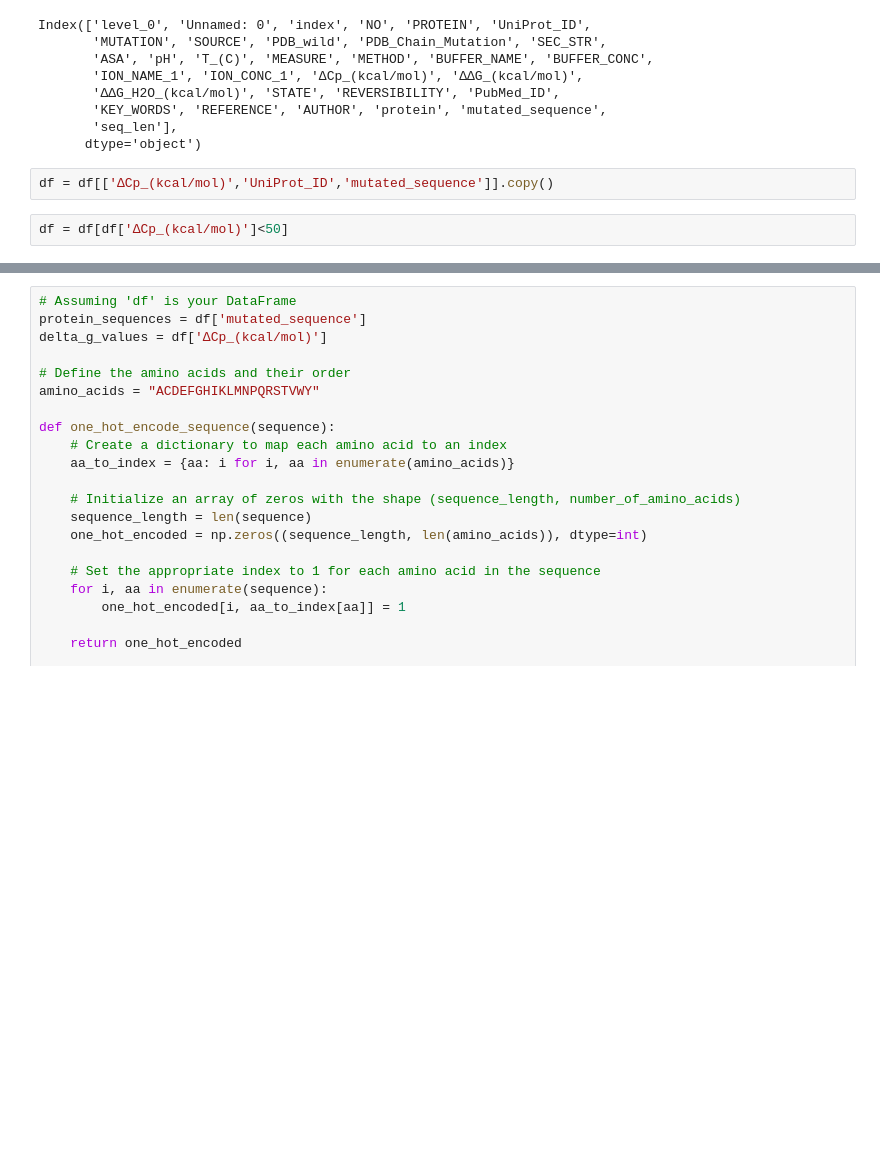
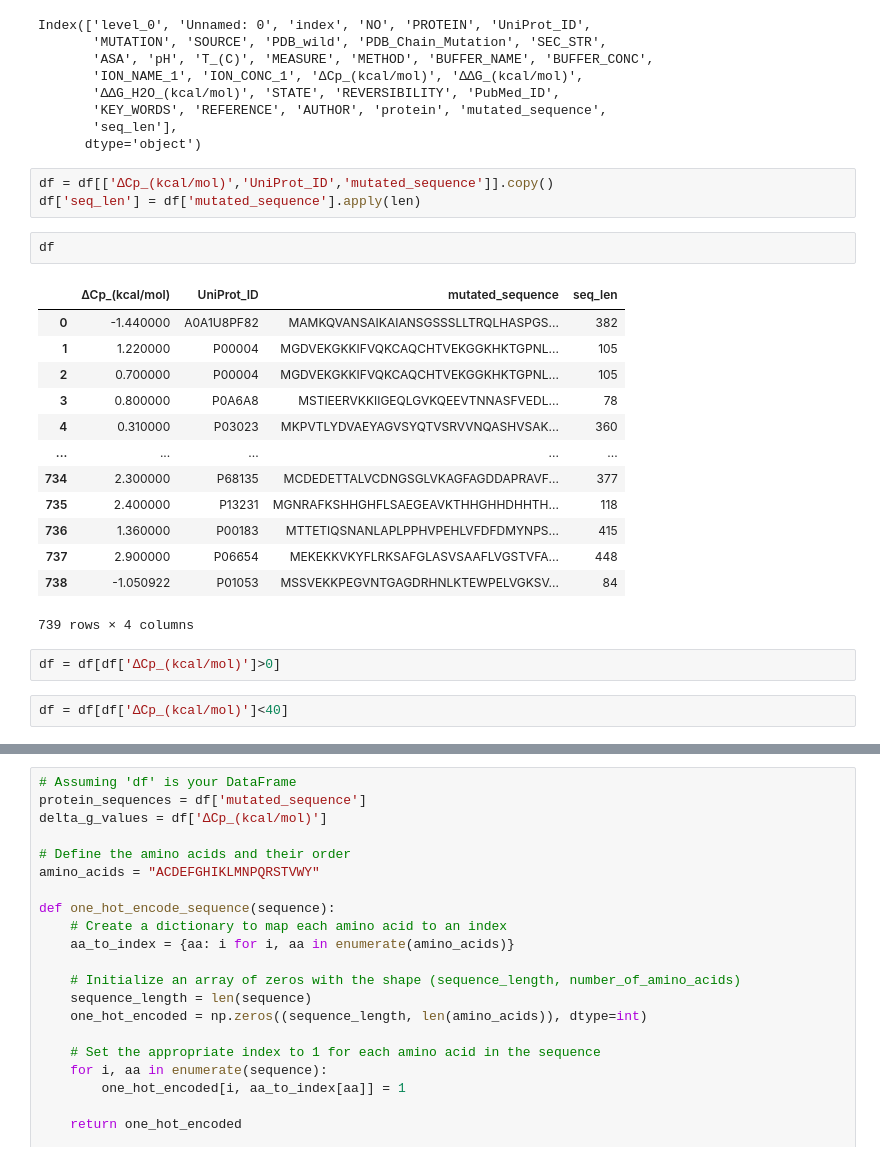
Before and after one commit to Growdeatechnology/delta_Cp_prediction, a Jupyter notebook: cp_prediction.ipynb, the cells around one changed output, grey strips where cells are left out. Cells and saved outputs as stored; diff of their text form; blank space fills up the shorter version.

```diff
--- a/cp_prediction.ipynb
+++ b/cp_prediction.ipynb
@@ -160,5 +151,24 @@ Index(['level_0', 'Unnamed: 0', 'index', 'NO', 'PROTEIN', 'UniProt_ID',
       dtype='object')
 # %%
 df = df[['∆Cp_(kcal/mol)','UniProt_ID','mutated_sequence']].copy()
+df['seq_len'] = df['mutated_sequence'].apply(len)
+# %%
+df
+# %% [output]
+|  | ∆Cp_(kcal/mol) | UniProt_ID | mutated_sequence | seq_len |
+| 0 | -1.440000 | A0A1U8PF82 | MAMKQVANSAIKAIANSGSSSLLTRQLHASPGS... | 382 |
+| 1 | 1.220000 | P00004 | MGDVEKGKKIFVQKCAQCHTVEKGGKHKTGPNL... | 105 |
+| 2 | 0.700000 | P00004 | MGDVEKGKKIFVQKCAQCHTVEKGGKHKTGPNL... | 105 |
+| 3 | 0.800000 | P0A6A8 | MSTIEERVKKIIGEQLGVKQEEVTNNASFVEDL... | 78 |
+| 4 | 0.310000 | P03023 | MKPVTLYDVAEYAGVSYQTVSRVVNQASHVSAK... | 360 |
+| ... | ... | ... | ... | ... |
+| 734 | 2.300000 | P68135 | MCDEDETTALVCDNGSGLVKAGFAGDDAPRAVF... | 377 |
+| 735 | 2.400000 | P13231 | MGNRAFKSHHGHFLSAEGEAVKTHHGHHDHHTH... | 118 |
+| 736 | 1.360000 | P00183 | MTTETIQSNANLAPLPPHVPEHLVFDFDMYNPS... | 415 |
+| 737 | 2.900000 | P06654 | MEKEKKVKYFLRKSAFGLASVSAAFLVGSTVFA... | 448 |
+| 738 | -1.050922 | P01053 | MSSVEKKPEGVNTGAGDRHNLKTEWPELVGKSV... | 84 |
+739 rows × 4 columns
 # %%
-df = df[df['∆Cp_(kcal/mol)']<50]
+df = df[df['∆Cp_(kcal/mol)']>0]
+# %%
+df = df[df['∆Cp_(kcal/mol)']<40]
```
Also changed, not shown: parts of 11 cells of this notebook.
